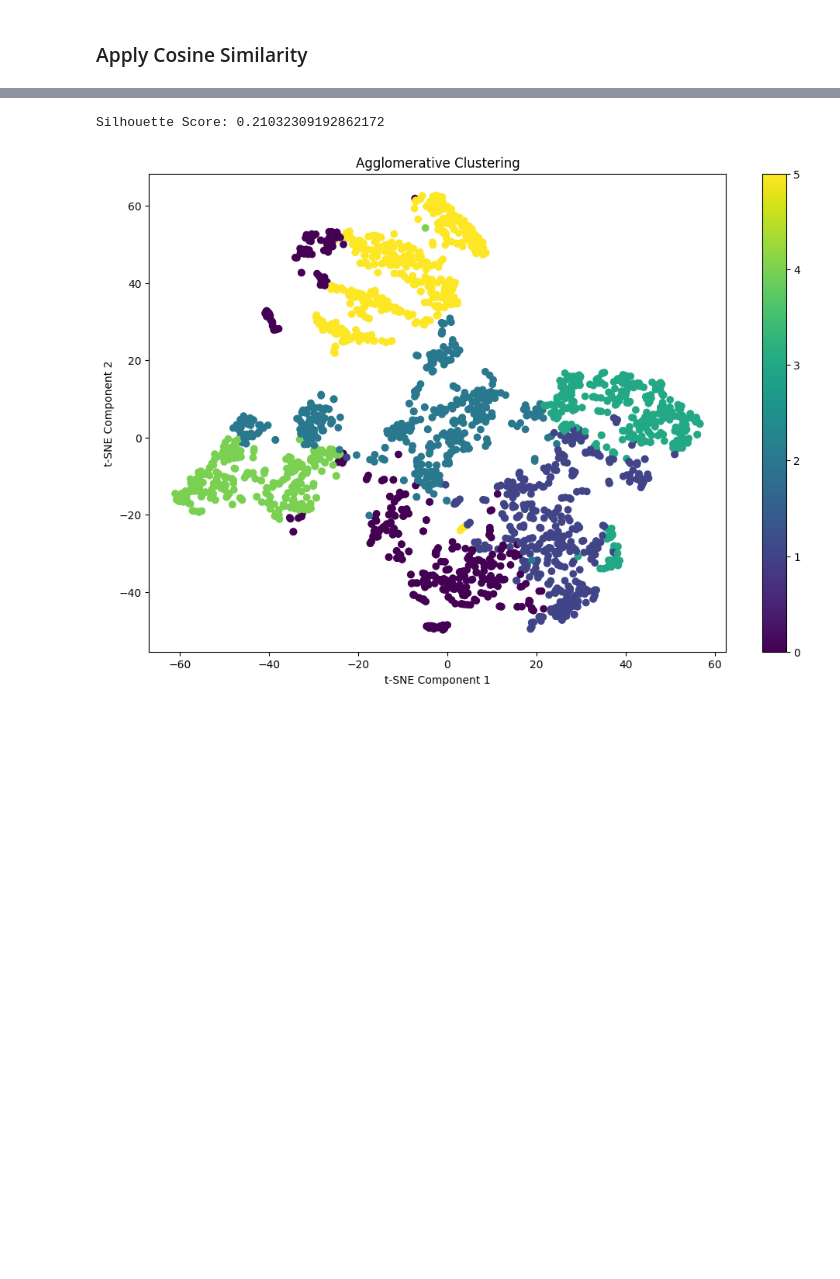
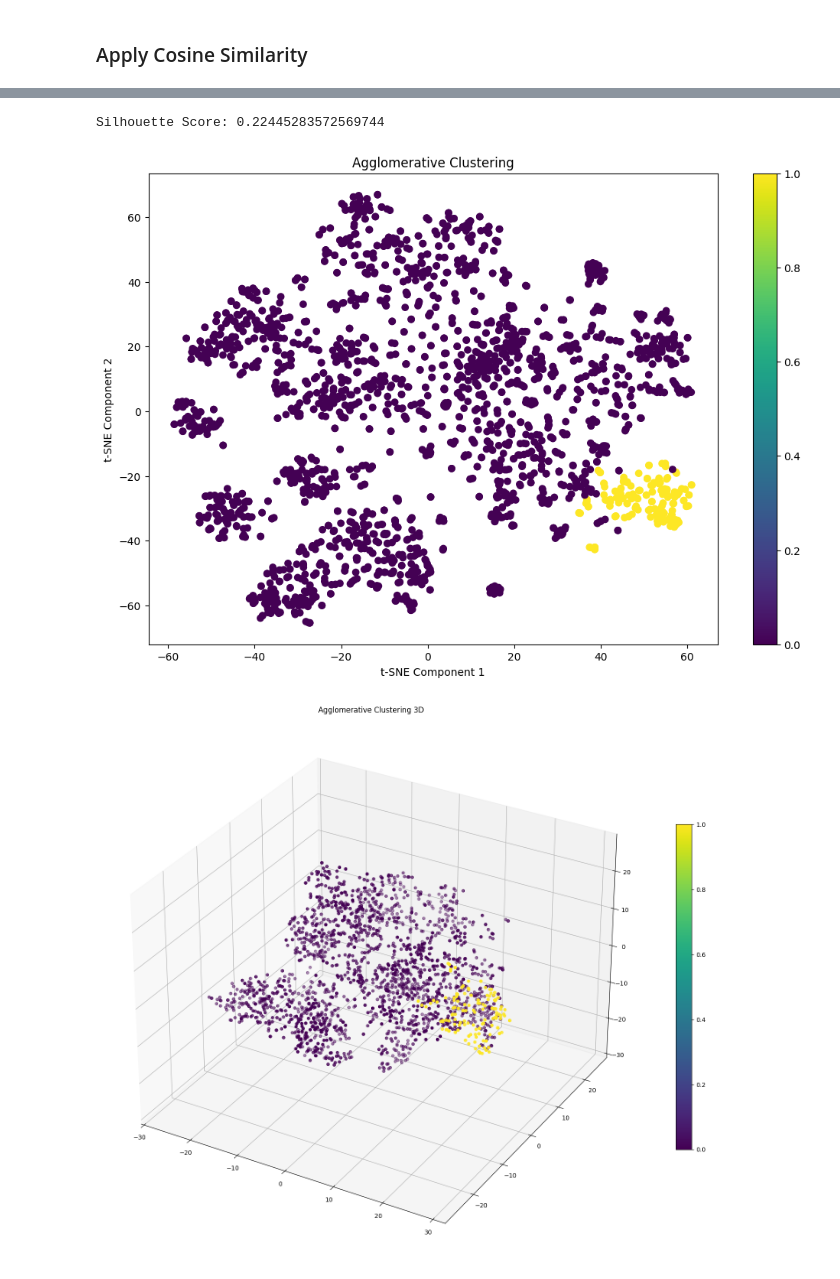
Before and after one commit to jnvshubham7/Event-Extraction, a Jupyter notebook: final_code.ipynb, the cells around one changed output, grey strips where cells are left out. Saved outputs shown, nothing was run; the diff lists cells and outputs as text; code cells hidden in the pictures; blank space fills up the shorter version.

```diff
--- a/final_code.ipynb
+++ b/final_code.ipynb
@@ -239,3 +239,21 @@ def vis_tsne(X, labels, title):
     plt.xlabel('t-SNE Component 1')
     plt.ylabel('t-SNE Component 2')
     plt.show()
+# %%
+
+
+def vis_tsne_3d(X, labels, title):
+    tsne = TSNE(n_components=3, random_state=42)
+    x_tsne = tsne.fit_transform(X)
+
+    fig = plt.figure(figsize=(20, 16))
+    ax = fig.add_subplot(111, projection='3d')
+
+    # Assign scatter plot to a variable
+    scatter = ax.scatter(x_tsne[:, 0], x_tsne[:, 1], x_tsne[:, 2], c=labels, cmap='viridis')
+
+    # Pass the scatter object to plt.colorbar
+    cbar = fig.colorbar(scatter, ax=ax, shrink=0.6)  # shrink adjusts colorbar size
+
+    plt.title(title)
+    plt.show()
@@ -242,18 +275,21 @@ def vis_tsne(X, labels, title):
 # %%
 # Agglomerative Clustering
 
-agg_clustering = AgglomerativeClustering(n_clusters=6)
+agg_clustering = AgglomerativeClustering(n_clusters=2)
 y_agg = agg_clustering.fit_predict(X)
 
 data['agg_cluster'] = y_agg
 
 sil_score = silhouette_score(X, y_agg)
 print(f'Silhouette Score: {sil_score}')
 
 vis_tsne(X, y_agg, 'Agglomerative Clustering')
+
+vis_tsne_3d(X, y_agg, 'Agglomerative Clustering 3D')
 # %% [output]
-Silhouette Score: 0.21032309192862172
+Silhouette Score: 0.22445283572569744
-[figure, old version]
+[figure, new version]
+[figure, added]
 # %%
 #dbscan
 dbscan = DBSCAN(eps=0.5, min_samples=1)
```
Also changed, not shown: parts of 8 cells of this notebook.
